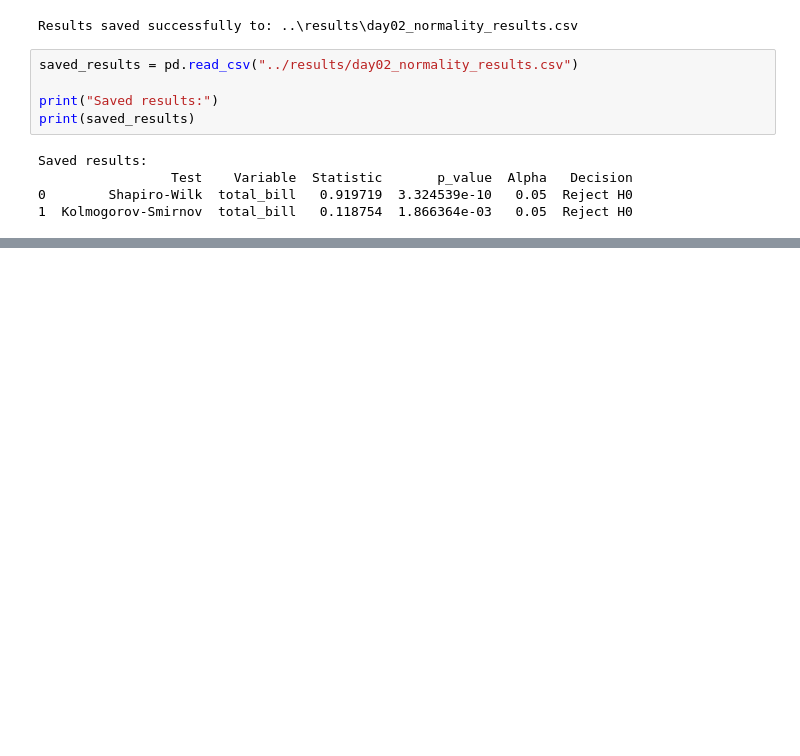
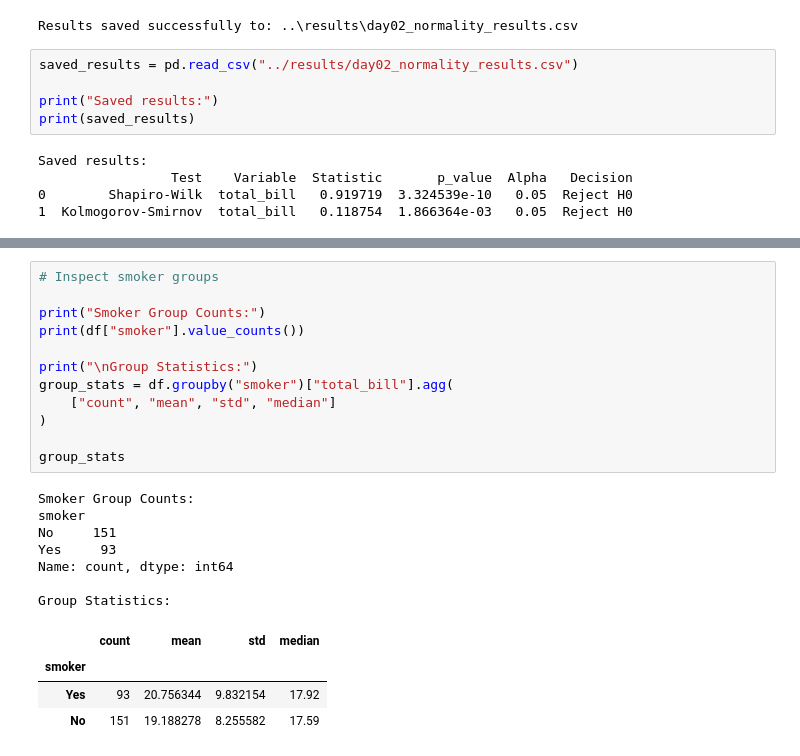
Before and after one commit to shaiksiraj04/RabTech-Academy-Internship, a Jupyter notebook: Task-3/notebooks/Task_3_Statistical_Analysis.ipynb, the cells around one changed output, grey strips where cells are left out. Drawn from its saved outputs; the diff is of its cells as text; blank space fills up the shorter version.

Commit message:
Task-3 Day-3: Add two-group hypothesis testing

```diff
--- a/Task-3/notebooks/Task_3_Statistical_Analysis.ipynb
+++ b/Task-3/notebooks/Task_3_Statistical_Analysis.ipynb
@@ -255,0 +281,24 @@ Saved results:
+# %%
+# Inspect smoker groups
+
+print("Smoker Group Counts:")
+print(df["smoker"].value_counts())
+
+print("\nGroup Statistics:")
+group_stats = df.groupby("smoker")["total_bill"].agg(
+    ["count", "mean", "std", "median"]
+)
+
+group_stats
+# %% [output]
+Smoker Group Counts:
+smoker
+No     151
+Yes     93
+Name: count, dtype: int64
+
+Group Statistics:
+|  | count | mean | std | median |
+| smoker |  |  |  |  |
+| Yes | 93 | 20.756344 | 9.832154 | 17.92 |
+| No | 151 | 19.188278 | 8.255582 | 17.59 |
```
Also changed, not shown: parts of 8 cells of this notebook, 3 other files.
